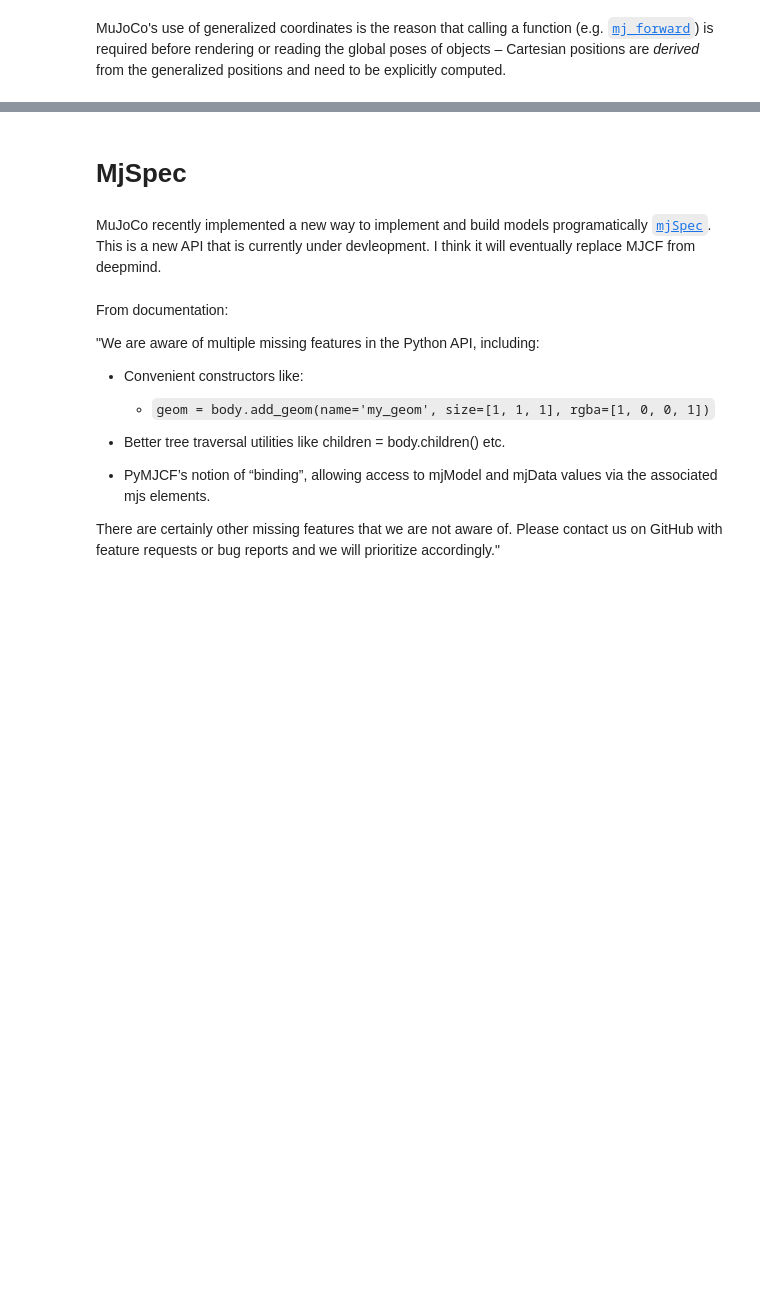
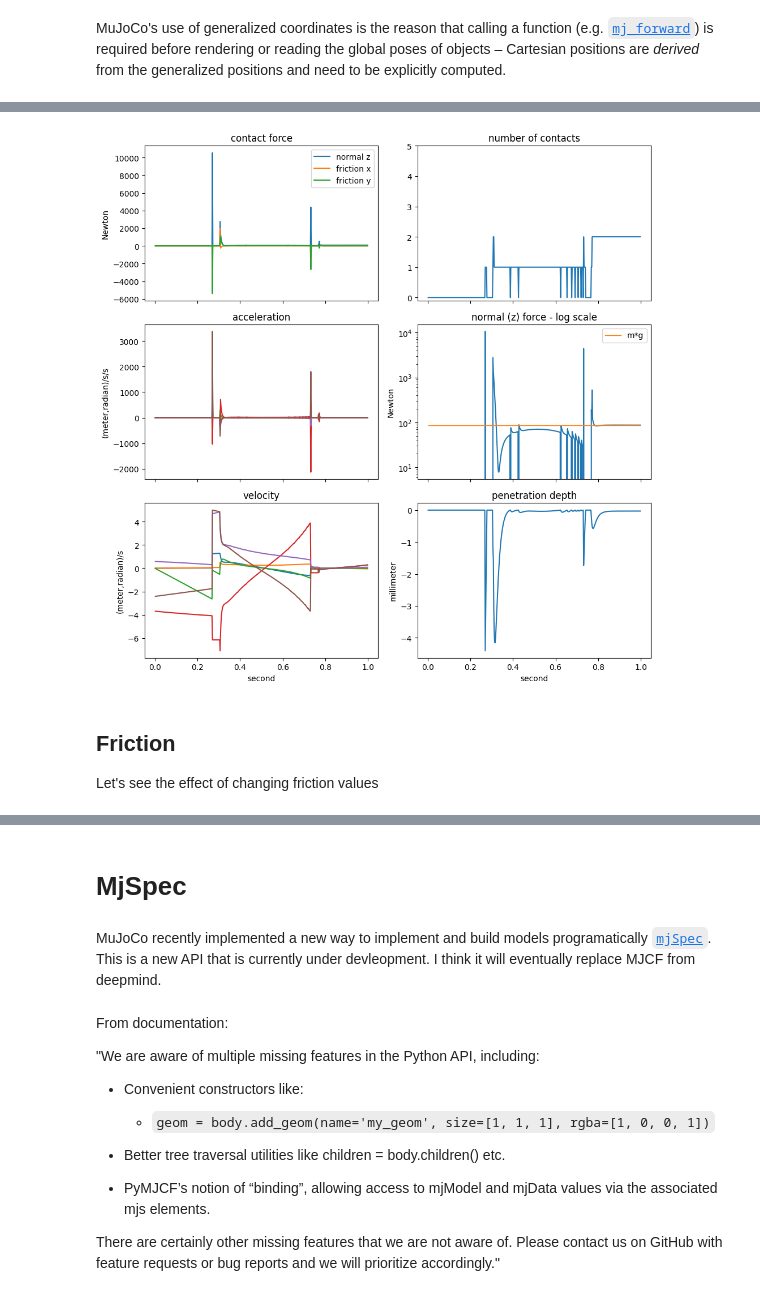
Before and after one commit to elliottabe/mujoco_workshop, a Jupyter notebook: Introduction01.ipynb, the cells around one changed output, grey strips where cells are left out. Drawn from its saved outputs; the diff is of its cells as text; code cells hidden in the pictures; blank space fills up the shorter version.

```diff
--- a/Introduction01.ipynb
+++ b/Introduction01.ipynb
@@ -367,0 +808,74 @@ MuJoCo's use of generalized coordinates is the reason that calling a function (e
+# %%
+n_steps = 499
+
+# allocate
+sim_time = np.zeros(n_steps)
+ncon = np.zeros(n_steps)
+force = np.zeros((n_steps,3))
+velocity = np.zeros((n_steps, model.nv))
+penetration = np.zeros(n_steps)
+acceleration = np.zeros((n_steps, model.nv))
+forcetorque = np.zeros(6)
+
+# random initial rotational velocity:
+mujoco.mj_resetData(model, data)
+data.qvel[3:6] = 2*np.random.randn(3)
+
+# simulate and save data
+for i in range(n_steps):
+  mujoco.mj_step(model, data)
+  sim_time[i] = data.time
+  ncon[i] = data.ncon
+  velocity[i] = data.qvel[:]
+  acceleration[i] = data.qacc[:]
+  # iterate over active contacts, save force and distance
+  for j,c in enumerate(data.contact):
+    mujoco.mj_contactForce(model, data, j, forcetorque)
+    force[i] += forcetorque[0:3]
+    penetration[i] = min(penetration[i], c.dist)
+  # we could also do
+  # force[i] += data.qfrc_constraint[0:3]
+  # do you see why?
+
+# plot
+_, ax = plt.subplots(3, 2, sharex=True, figsize=(10, 10))
+
+lines = ax[0,0].plot(sim_time, force)
+ax[0,0].set_title('contact force')
+ax[0,0].set_ylabel('Newton')
+ax[0,0].legend(iter(lines), ('normal z', 'friction x', 'friction y'));
+
+ax[1,0].plot(sim_time, acceleration)
+ax[1,0].set_title('acceleration')
+ax[1,0].set_ylabel('(meter,radian)/s/s')
+
+ax[2,0].plot(sim_time, velocity)
+ax[2,0].set_title('velocity')
+ax[2,0].set_ylabel('(meter,radian)/s')
+ax[2,0].set_xlabel('second')
+
+ax[0,1].plot(sim_time, ncon)
+ax[0,1].set_title('number of contacts')
+ax[0,1].set_yticks(range(6))
+
+ax[1,1].plot(sim_time, force[:,0])
+ax[1,1].set_yscale('log')
+ax[1,1].set_title('normal (z) force - log scale')
+ax[1,1].set_ylabel('Newton')
+z_gravity = -model.opt.gravity[2]
+mg = model.body("box_and_sphere").mass[0] * z_gravity
+mg_line = ax[1,1].plot(sim_time, np.ones(n_steps)*mg, label='m*g', linewidth=1)
+ax[1,1].legend()
+
+ax[2,1].plot(sim_time, 1000*penetration)
+ax[2,1].set_title('penetration depth')
+ax[2,1].set_ylabel('millimeter')
+ax[2,1].set_xlabel('second')
+
+plt.tight_layout()
+# %% [output]
+[figure, added]
+# %% [markdown]
+## Friction
+
+Let's see the effect of changing friction values
```
Also changed, not shown: parts of 105 cells of this notebook, 1 other file.
